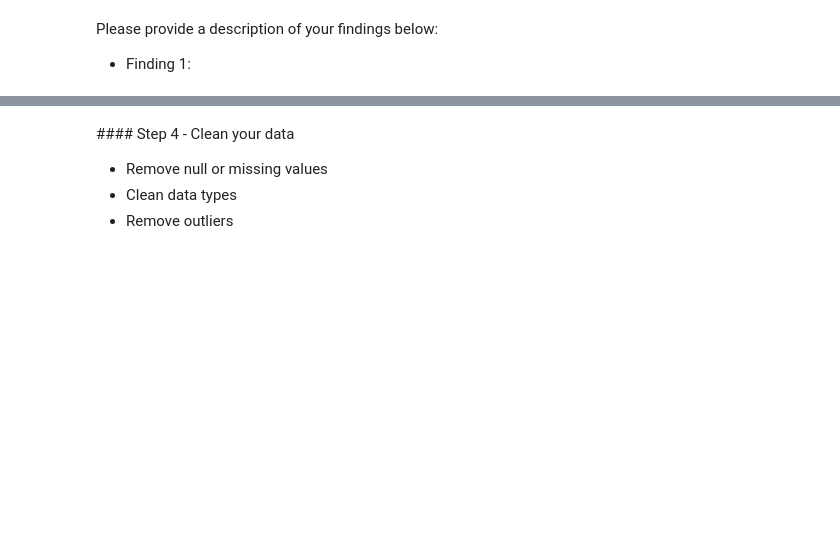
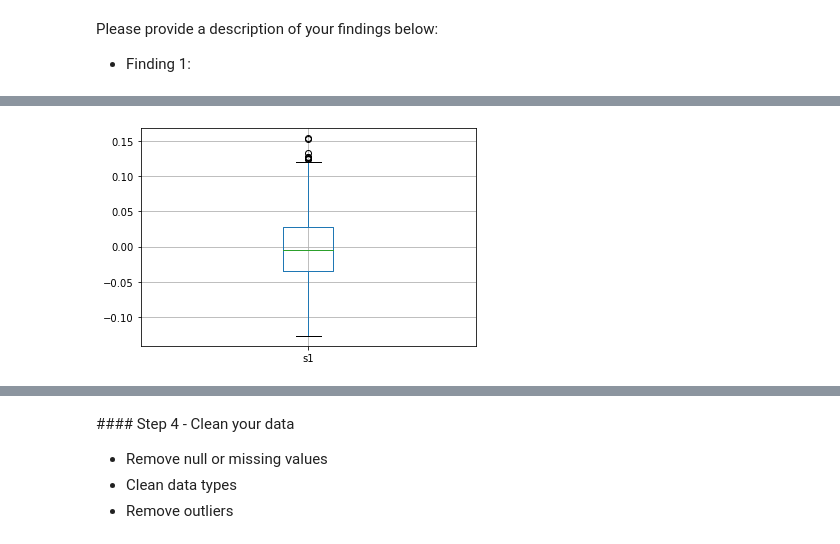
Before and after one commit to robertvatasoiu/ds-homework, a Jupyter notebook: homework4-ds/homework4.ipynb, the cells around one changed output, grey strips where cells are left out. Saved outputs shown, nothing was run; the diff lists cells and outputs as text; code cells hidden in the pictures; blank space fills up the shorter version.

```diff
--- a/homework4-ds/homework4.ipynb
+++ b/homework4-ds/homework4.ipynb
@@ -57,0 +216,4 @@ Please provide a description of your findings below:
+# %%
+fig2 = new_data.boxplot(column=["s1"])
+# %% [output]
+[figure, added]
```
Also changed, not shown: parts of 44 cells of this notebook.
